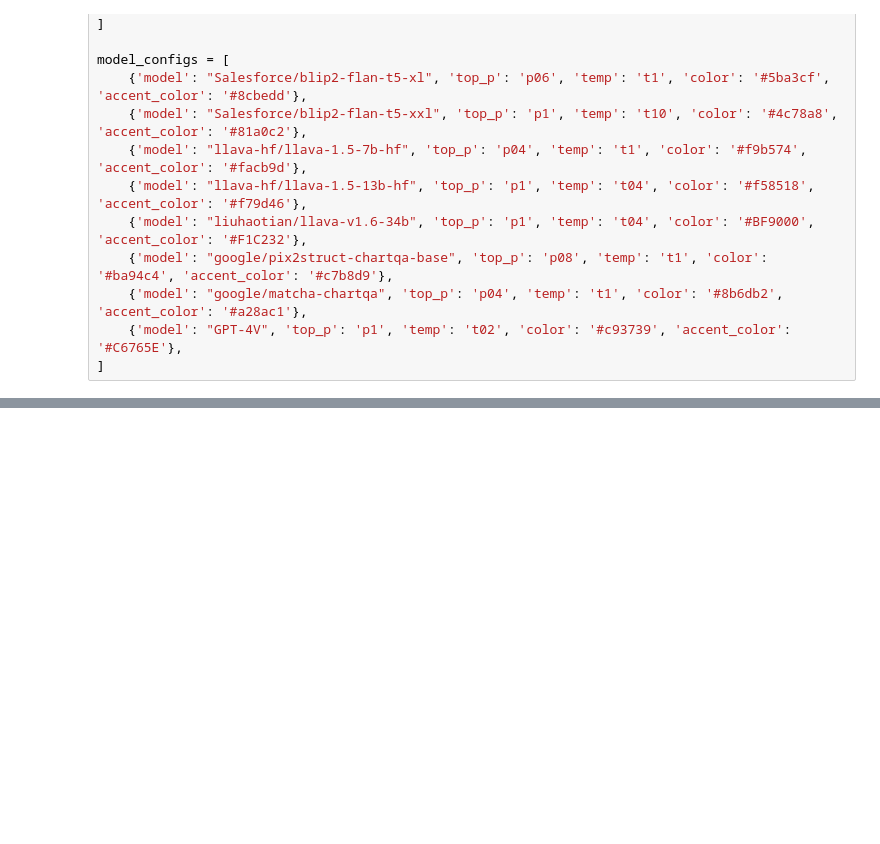
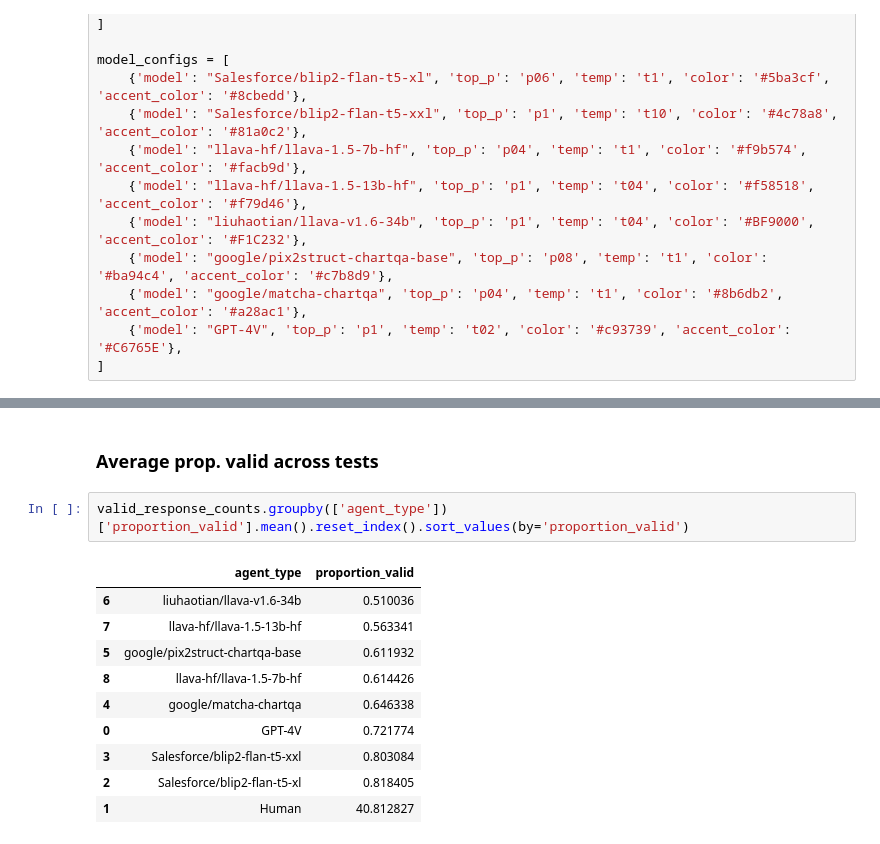
Before and after one commit to cogtoolslab/human-vlm-datavis-eval, a Jupyter notebook: analysis/1_machine_valid_responses.ipynb, the cells around one changed output, grey strips where cells are left out. Cells and saved outputs as stored; diff of their text form; blank space fills up the shorter version.

```diff
--- a/analysis/machine_valid_responses.ipynb
+++ b/analysis/1_machine_valid_responses.ipynb
@@ -64,0 +86,15 @@ prop_valid_responses
+# %% [markdown]
+### Average prop. valid across tests
+# %%
+valid_response_counts.groupby(['agent_type'])['proportion_valid'].mean().reset_index().sort_values(by='proportion_valid')
+# %% [output]
+|  | agent_type | proportion_valid |
+| 6 | liuhaotian/llava-v1.6-34b | 0.510036 |
+| 7 | llava-hf/llava-1.5-13b-hf | 0.563341 |
+| 5 | google/pix2struct-chartqa-base | 0.611932 |
+| 8 | llava-hf/llava-1.5-7b-hf | 0.614426 |
+| 4 | google/matcha-chartqa | 0.646338 |
+| 0 | GPT-4V | 0.721774 |
+| 3 | Salesforce/blip2-flan-t5-xxl | 0.803084 |
+| 2 | Salesforce/blip2-flan-t5-xl | 0.818405 |
+| 1 | Human | 40.812827 |
```
Also changed, not shown: parts of 3 cells of this notebook, 6 other files.
